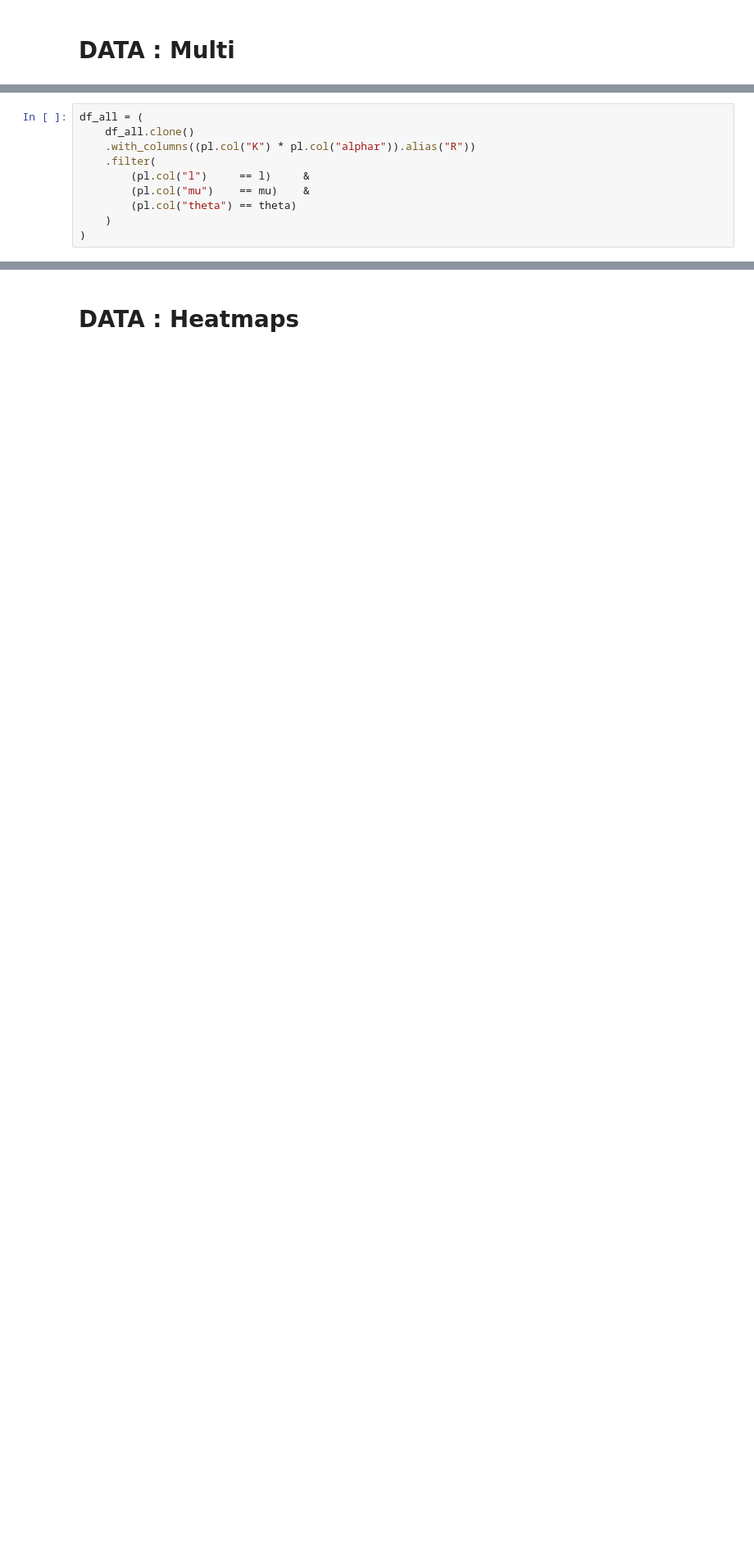
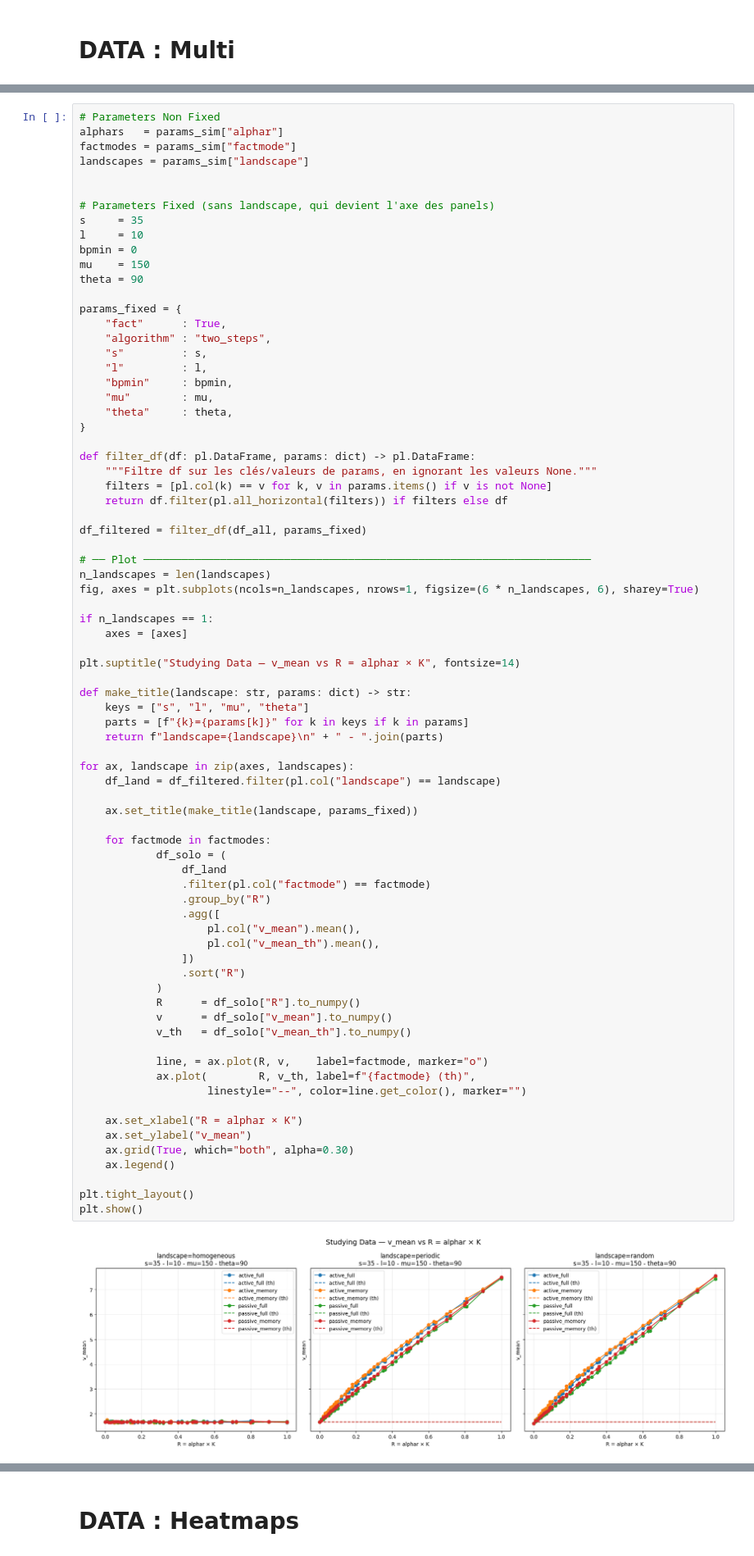
Before and after one commit to npelletbossot/Workspace, a Jupyter notebook: notebooks/work/fact.ipynb, the cells around one changed output, grey strips where cells are left out. Shown at 82% size. Saved outputs shown, nothing was run; the diff lists cells and outputs as text; blank space fills up the shorter version.

```diff
--- a/notebooks/work/fact.ipynb
+++ b/notebooks/work/fact.ipynb
@@ -172,13 +180,81 @@ bps : [1]
-# %%
-df_all = (
-    df_all.clone()
-    .with_columns((pl.col("K") * pl.col("alphar")).alias("R"))
-    .filter(
-        (pl.col("l")     == l)     &
-        (pl.col("mu")    == mu)    &
-        (pl.col("theta") == theta)
-    )
-)
+# %%
+# Parameters Non Fixed
+alphars   = params_sim["alphar"]
+factmodes = params_sim["factmode"]
+landscapes = params_sim["landscape"]
+
+
+# Parameters Fixed (sans landscape, qui devient l'axe des panels)
+s     = 35
+l     = 10
+bpmin = 0
+mu    = 150
+theta = 90
+
+params_fixed = {
+    "fact"      : True,
+    "algorithm" : "two_steps",
+    "s"         : s,
+    "l"         : l,
+    "bpmin"     : bpmin,
+    "mu"        : mu,
+    "theta"     : theta,
+}
+
+def filter_df(df: pl.DataFrame, params: dict) -> pl.DataFrame:
+    """Filtre df sur les clés/valeurs de params, en ignorant les valeurs None."""
+    filters = [pl.col(k) == v for k, v in params.items() if v is not None]
+    return df.filter(pl.all_horizontal(filters)) if filters else df
+
+df_filtered = filter_df(df_all, params_fixed)
+
+# ── Plot ──────────────────────────────────────────────────────────────────────
+n_landscapes = len(landscapes)
+fig, axes = plt.subplots(ncols=n_landscapes, nrows=1, figsize=(6 * n_landscapes, 6), sharey=True)
+
+if n_landscapes == 1:
+    axes = [axes]
+
+plt.suptitle("Studying Data — v_mean vs R = alphar × K", fontsize=14)
+
+def make_title(landscape: str, params: dict) -> str:
+    keys = ["s", "l", "mu", "theta"]
+    parts = [f"{k}={params[k]}" for k in keys if k in params]
+    return f"landscape={landscape}\n" + " - ".join(parts)
+
+for ax, landscape in zip(axes, landscapes):
+    df_land = df_filtered.filter(pl.col("landscape") == landscape)
+
+    ax.set_title(make_title(landscape, params_fixed))
+
+    for factmode in factmodes:
+            df_solo = (
+                df_land
+                .filter(pl.col("factmode") == factmode)
+                .group_by("R")
+                .agg([
+                    pl.col("v_mean").mean(),
+                    pl.col("v_mean_th").mean(),
+                ])
+                .sort("R")
+            )
+            R      = df_solo["R"].to_numpy()
+            v      = df_solo["v_mean"].to_numpy()
+            v_th   = df_solo["v_mean_th"].to_numpy()
+
+            line, = ax.plot(R, v,    label=factmode, marker="o")
+            ax.plot(        R, v_th, label=f"{factmode} (th)",
+                    linestyle="--", color=line.get_color(), marker="")
+
+    ax.set_xlabel("R = alphar × K")
+    ax.set_ylabel("v_mean")
+    ax.grid(True, which="both", alpha=0.30)
+    ax.legend()
+
+plt.tight_layout()
+plt.show()
+# %% [output]
+[figure, added]
 # %%
 # Parameters Non Fixed
 alphars   = params_sim["alphar"]
```
Also changed, not shown: parts of 1 cell of this notebook.
